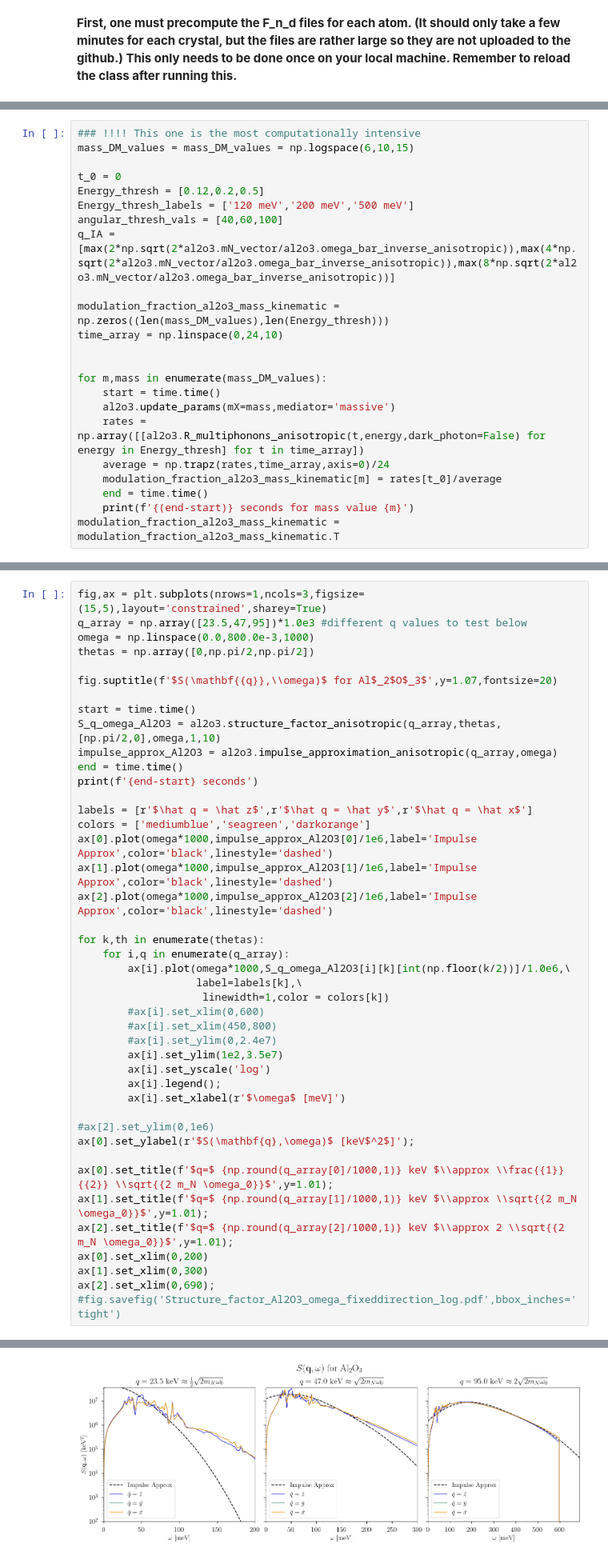
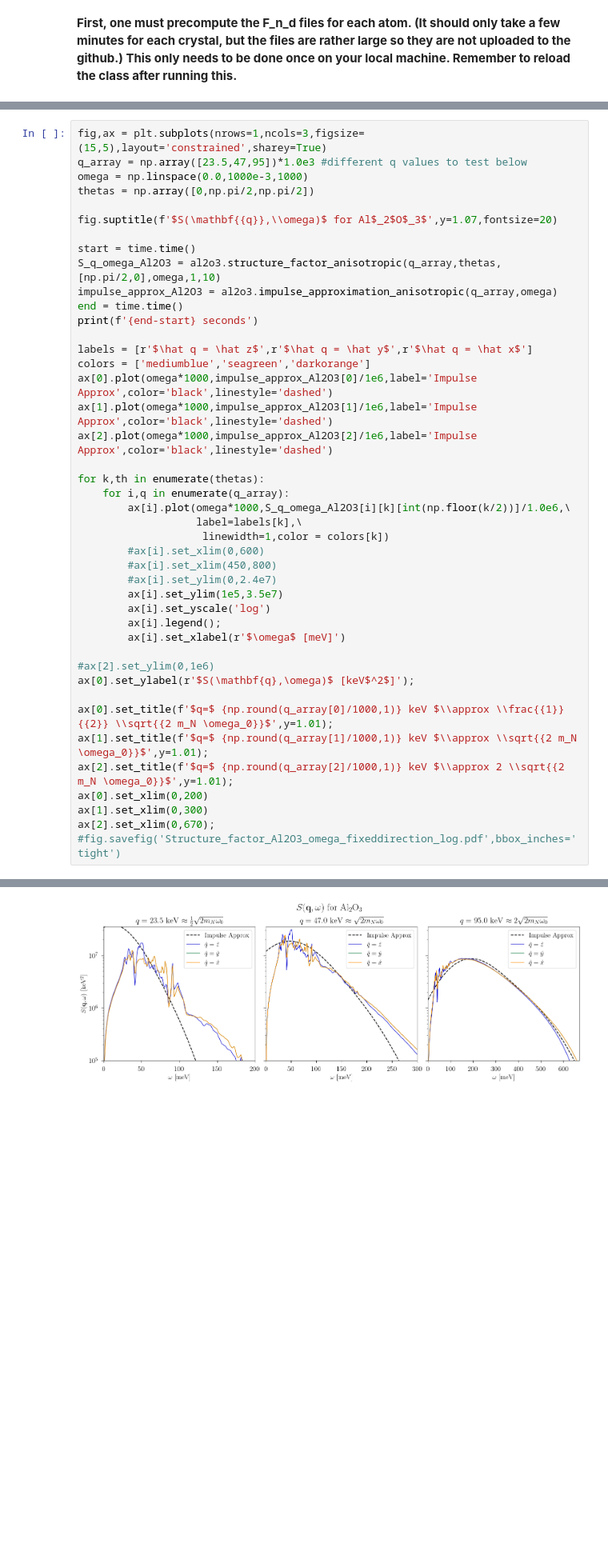
Before and after one commit to tongylin/DarkELF, a Jupyter notebook: examples/darkelf_daily_modulation.ipynb, the cells around one changed output, grey strips where cells are left out. Shown at 80% size. Saved outputs shown, nothing was run; the diff lists cells and outputs as text; blank space fills up the shorter version.

```diff
--- a/examples/darkelf_daily_modulation.ipynb
+++ b/examples/darkelf_daily_modulation.ipynb
@@ -108,23 +107,0 @@ si.F_n_d_precompute_anisotropic()
-# %%
-### !!!! This one is the most computationally intensive
-mass_DM_values = mass_DM_values = np.logspace(6,10,15)
-
-t_0 = 0
-Energy_thresh = [0.12,0.2,0.5]
-Energy_thresh_labels = ['120 meV','200 meV','500 meV']
-angular_thresh_vals = [40,60,100]
-q_IA = [max(2*np.sqrt(2*al2o3.mN_vector/al2o3.omega_bar_inverse_anisotropic)),max(4*np.sqrt(2*al2o3.mN_vector/al2o3.omega_bar_inverse_anisotropic)),max(8*np.sqrt(2*al2o3.mN_vector/al2o3.omega_bar_inverse_anisotropic))]
-
-modulation_fraction_al2o3_mass_kinematic = np.zeros((len(mass_DM_values),len(Energy_thresh)))
-time_array = np.linspace(0,24,10)
-
-
-for m,mass in enumerate(mass_DM_values):
-    start = time.time()
-    al2o3.update_params(mX=mass,mediator='massive')
-    rates = np.array([[al2o3.R_multiphonons_anisotropic(t,energy,dark_photon=False) for energy in Energy_thresh] for t in time_array])
-    average = np.trapz(rates,time_array,axis=0)/24
-    modulation_fraction_al2o3_mass_kinematic[m] = rates[t_0]/average
-    end = time.time()
-    print(f'{(end-start)} seconds for mass value {m}')
-modulation_fraction_al2o3_mass_kinematic = modulation_fraction_al2o3_mass_kinematic.T
@@ -222,7 +164,7 @@ ax[(3,1)].annotate(f'O: $d=9,10$',(10,0.07),fontsize=14);
 # %%
 fig,ax = plt.subplots(nrows=1,ncols=3,figsize=(15,5),layout='constrained',sharey=True)
 q_array = np.array([23.5,47,95])*1.0e3 #different q values to test below
-omega = np.linspace(0.0,800.0e-3,1000)
+omega = np.linspace(0.0,1000e-3,1000)
 thetas = np.array([0,np.pi/2,np.pi/2])
 
 fig.suptitle(f'$S(\mathbf{{q}},\\omega)$ for Al$_2$O$_3$',y=1.07,fontsize=20)
@@ -247,7 +189,7 @@ for k,th in enumerate(thetas):
         #ax[i].set_xlim(0,600)
         #ax[i].set_xlim(450,800)
         #ax[i].set_ylim(0,2.4e7)
-        ax[i].set_ylim(1e2,3.5e7)
+        ax[i].set_ylim(1e5,3.5e7)
         ax[i].set_yscale('log')
         ax[i].legend();
         ax[i].set_xlabel(r'$\omega$ [meV]')
@@ -260,6 +202,6 @@ ax[1].set_title(f'$q=$ {np.round(q_array[1]/1000,1)} keV $\\approx \\sqrt{{2 m_N
 ax[2].set_title(f'$q=$ {np.round(q_array[2]/1000,1)} keV $\\approx 2 \\sqrt{{2 m_N \omega_0}}$',y=1.01);
 ax[0].set_xlim(0,200)
 ax[1].set_xlim(0,300)
-ax[2].set_xlim(0,690);
+ax[2].set_xlim(0,670);
 #fig.savefig('Structure_factor_Al2O3_omega_fixeddirection_log.pdf',bbox_inches='tight')
 # %% [output]
@@ -267 +209 @@ ax[2].set_xlim(0,690);
-[figure, old version]
+[figure, new version]
```
Also changed, not shown: parts of 9 cells of this notebook, 9 other files.
